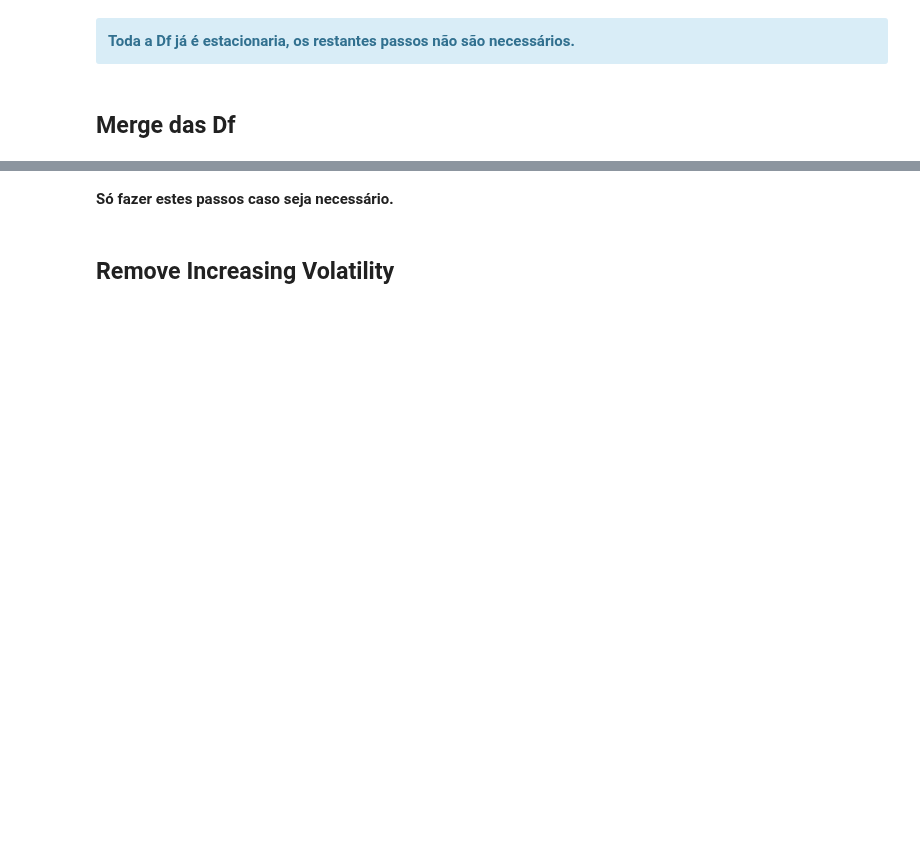
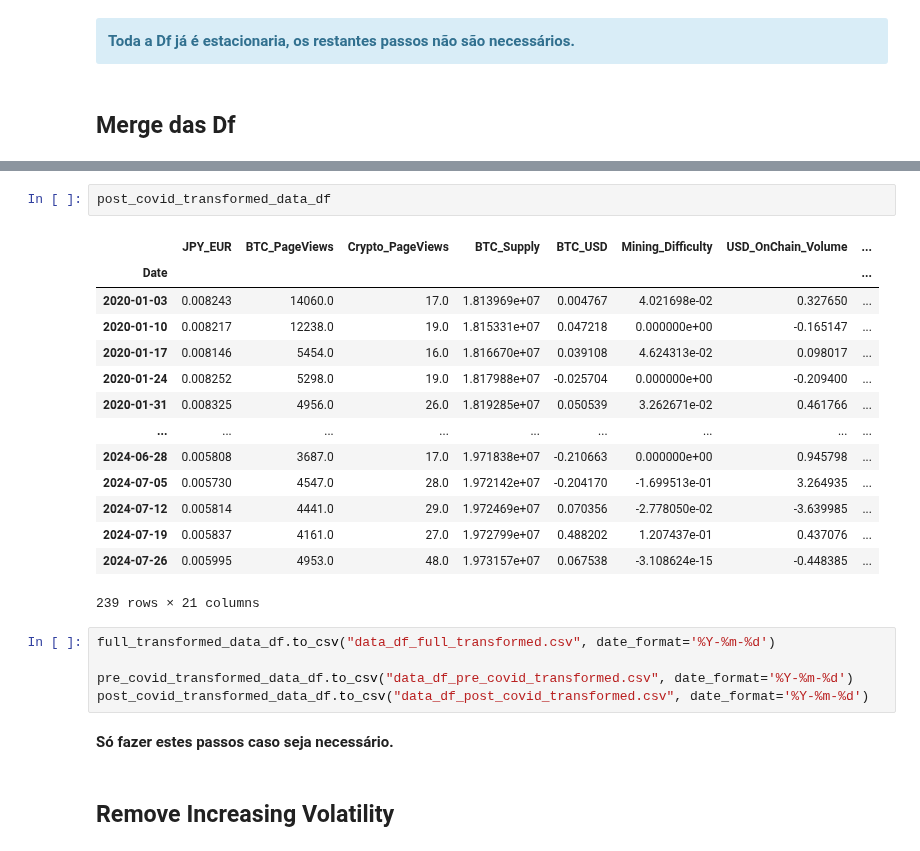
Before and after one commit to notp1ssed/ProjetoFinal-PosGraduacaoEngenhariaFinanceira, a Jupyter notebook: Time Series Data Preprocessing.ipynb, the cells around one changed output, grey strips where cells are left out. Drawn from its saved outputs; the diff is of its cells as text; blank space fills up the shorter version.

```diff
--- a/Time Series Data Preprocessing.ipynb
+++ b/Time Series Data Preprocessing.ipynb
@@ -537,3 +599,25 @@ full_clean_df.to_csv("full_clean_df.csv", date_format='%Y-%m-%d')
+# %%
+post_covid_transformed_data_df
+# %% [output]
+|  | JPY_EUR | BTC_PageViews | Crypto_PageViews | BTC_Supply | BTC_USD | Mining_Difficulty | USD_OnChain_Volume | ... |
+| Date |  |  |  |  |  |  |  | ... |
+| 2020-01-03 | 0.008243 | 14060.0 | 17.0 | 1.813969e+07 | 0.004767 | 4.021698e-02 | 0.327650 | ... |
+| 2020-01-10 | 0.008217 | 12238.0 | 19.0 | 1.815331e+07 | 0.047218 | 0.000000e+00 | -0.165147 | ... |
+| 2020-01-17 | 0.008146 | 5454.0 | 16.0 | 1.816670e+07 | 0.039108 | 4.624313e-02 | 0.098017 | ... |
+| 2020-01-24 | 0.008252 | 5298.0 | 19.0 | 1.817988e+07 | -0.025704 | 0.000000e+00 | -0.209400 | ... |
+| 2020-01-31 | 0.008325 | 4956.0 | 26.0 | 1.819285e+07 | 0.050539 | 3.262671e-02 | 0.461766 | ... |
+| ... | ... | ... | ... | ... | ... | ... | ... | ... |
+| 2024-06-28 | 0.005808 | 3687.0 | 17.0 | 1.971838e+07 | -0.210663 | 0.000000e+00 | 0.945798 | ... |
+| 2024-07-05 | 0.005730 | 4547.0 | 28.0 | 1.972142e+07 | -0.204170 | -1.699513e-01 | 3.264935 | ... |
+| 2024-07-12 | 0.005814 | 4441.0 | 29.0 | 1.972469e+07 | 0.070356 | -2.778050e-02 | -3.639985 | ... |
+| 2024-07-19 | 0.005837 | 4161.0 | 27.0 | 1.972799e+07 | 0.488202 | 1.207437e-01 | 0.437076 | ... |
+| 2024-07-26 | 0.005995 | 4953.0 | 48.0 | 1.973157e+07 | 0.067538 | -3.108624e-15 | -0.448385 | ... |
+239 rows × 21 columns
+# %%
+full_transformed_data_df.to_csv("data_df_full_transformed.csv", date_format='%Y-%m-%d')
+
+pre_covid_transformed_data_df.to_csv("data_df_pre_covid_transformed.csv", date_format='%Y-%m-%d')
+post_covid_transformed_data_df.to_csv("data_df_post_covid_transformed.csv", date_format='%Y-%m-%d')
 # %% [markdown]
 **Só fazer estes passos caso seja necessário.**
 # %% [markdown]
```
Also changed, not shown: parts of 13 cells of this notebook, 6 other files.
